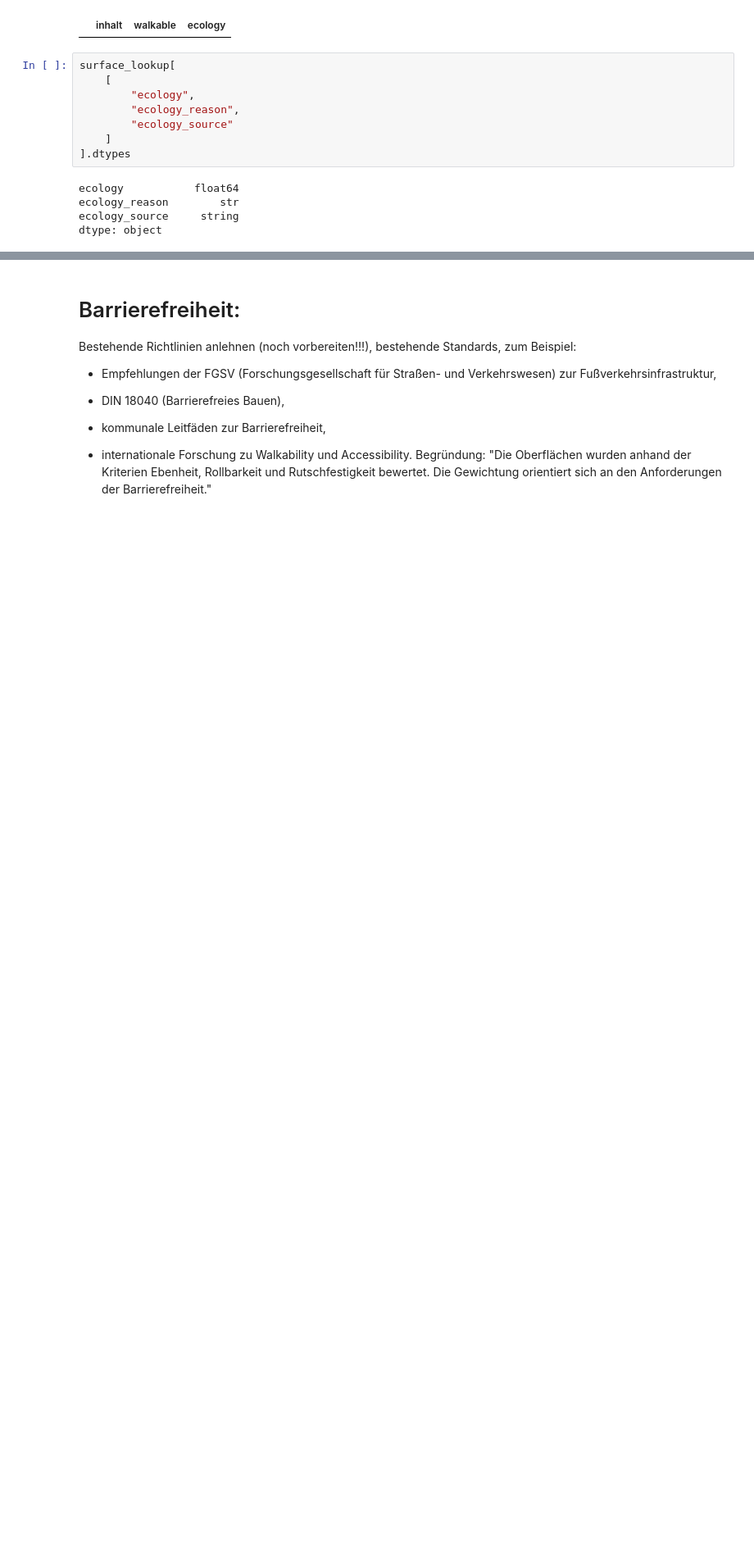
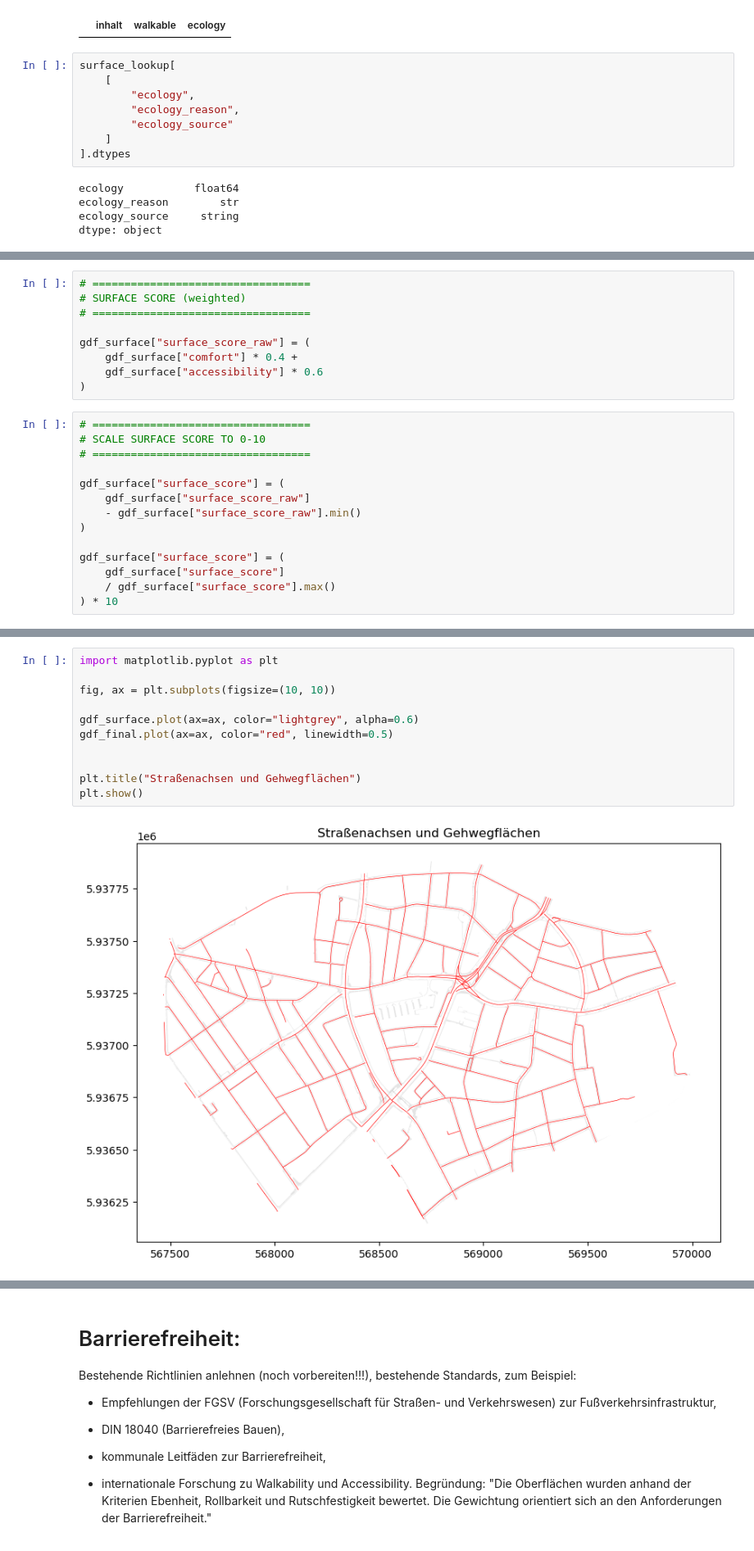
Before and after one commit to mail341/walkability-barmbek-sued, a Jupyter notebook: notebooks/03_mart_walkability.ipynb, the cells around one changed output, grey strips where cells are left out. Shown at 82% size. Drawn from its saved outputs; the diff is of its cells as text; blank space fills up the shorter version.

```diff
--- a/notebooks/03_mart_walkability.ipynb
+++ b/notebooks/03_mart_walkability.ipynb
@@ -2756,0 +2896,23 @@ dtype: object
+# %%
+# ==================================
+# SURFACE SCORE (weighted)
+# ==================================
+
+gdf_surface["surface_score_raw"] = (
+    gdf_surface["comfort"] * 0.4 +
+    gdf_surface["accessibility"] * 0.6
+)
+# %%
+# ==================================
+# SCALE SURFACE SCORE TO 0-10
+# ==================================
+
+gdf_surface["surface_score"] = (
+    gdf_surface["surface_score_raw"]
+    - gdf_surface["surface_score_raw"].min()
+)
+
+gdf_surface["surface_score"] = (
+    gdf_surface["surface_score"]
+    / gdf_surface["surface_score"].max()
+) * 10
@@ -2756,0 +3128,13 @@ dtype: object
+# %%
+import matplotlib.pyplot as plt
+
+fig, ax = plt.subplots(figsize=(10, 10))
+
+gdf_surface.plot(ax=ax, color="lightgrey", alpha=0.6)
+gdf_final.plot(ax=ax, color="red", linewidth=0.5)
+
+
+plt.title("Straßenachsen und Gehwegflächen")
+plt.show()
+# %% [output]
+[figure, added]
```
Also changed, not shown: parts of 59 cells of this notebook, 8 other files.
